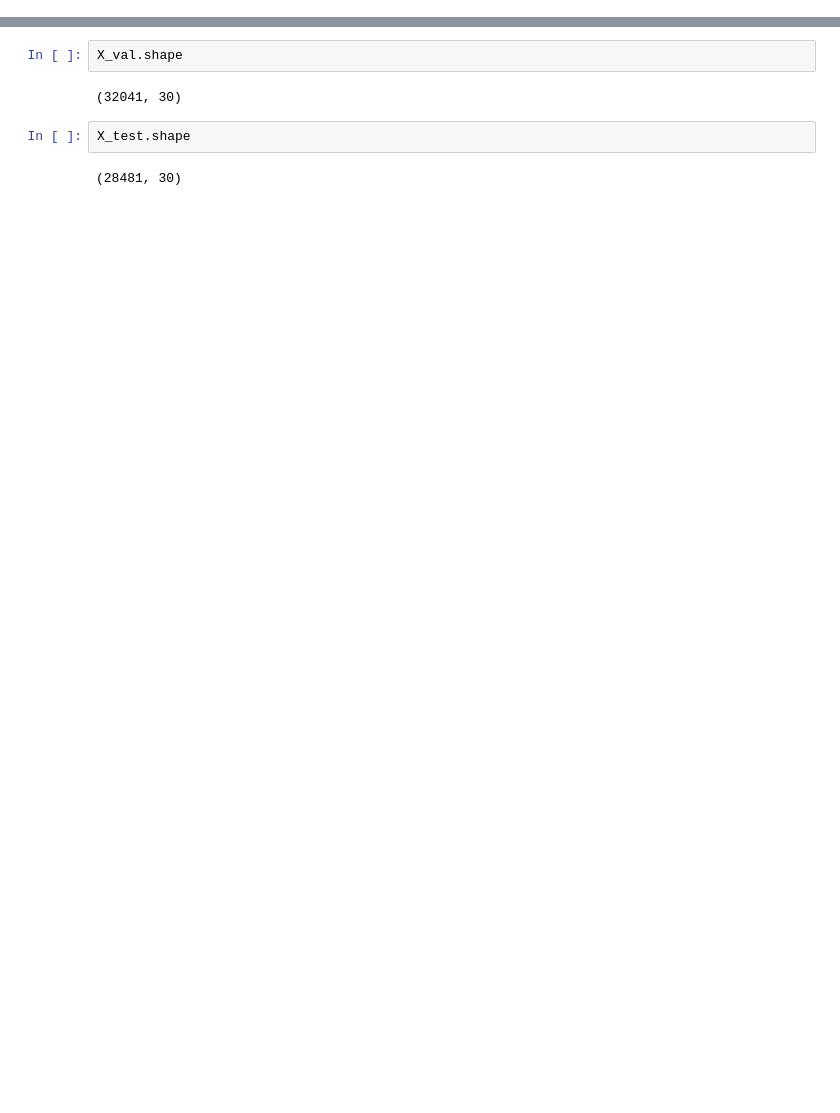
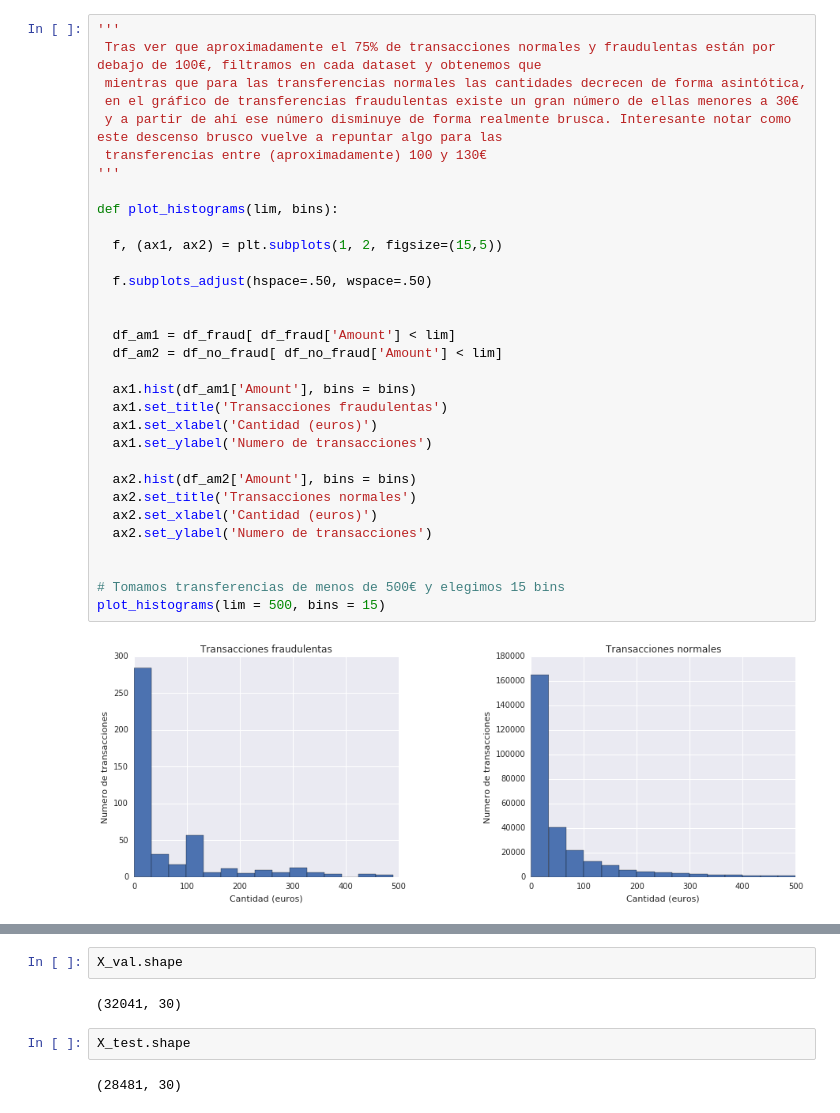
Before and after one commit to zentonllo/tfg-tensorflow, a Jupyter notebook: cloud/datalab/Keras-GCS.ipynb, the cells around one changed output, grey strips where cells are left out. Saved outputs shown, nothing was run; the diff lists cells and outputs as text; blank space fills up the shorter version.

```diff
--- a/cloud/datalab/Keras-GCS.ipynb
+++ b/cloud/datalab/Keras-GCS.ipynb
@@ -13,0 +179,34 @@ pip install --upgrade sklearn
+# %%
+'''
+ Tras ver que aproximadamente el 75% de transacciones normales y fraudulentas están por debajo de 100€, filtramos en cada dataset y obtenemos que
+ mientras que para las transferencias normales las cantidades decrecen de forma asintótica,
+ en el gráfico de transferencias fraudulentas existe un gran número de ellas menores a 30€
+ y a partir de ahí ese número disminuye de forma realmente brusca. Interesante notar como este descenso brusco vuelve a repuntar algo para las
+ transferencias entre (aproximadamente) 100 y 130€
+'''
+
+def plot_histograms(lim, bins):
+
+  f, (ax1, ax2) = plt.subplots(1, 2, figsize=(15,5))
+
+  f.subplots_adjust(hspace=.50, wspace=.50)
+
+
+  df_am1 = df_fraud[ df_fraud['Amount'] < lim]
+  df_am2 = df_no_fraud[ df_no_fraud['Amount'] < lim]
+
+  ax1.hist(df_am1['Amount'], bins = bins)
+  ax1.set_title('Transacciones fraudulentas')
+  ax1.set_xlabel('Cantidad (euros)')
+  ax1.set_ylabel('Numero de transacciones')
+
+  ax2.hist(df_am2['Amount'], bins = bins)
+  ax2.set_title('Transacciones normales')
+  ax2.set_xlabel('Cantidad (euros)')
+  ax2.set_ylabel('Numero de transacciones')
+
+
+# Tomamos transferencias de menos de 500€ y elegimos 15 bins
+plot_histograms(lim = 500, bins = 15)
+# %% [output]
+[figure, added]
```
Also changed, not shown: parts of 39 cells of this notebook.
